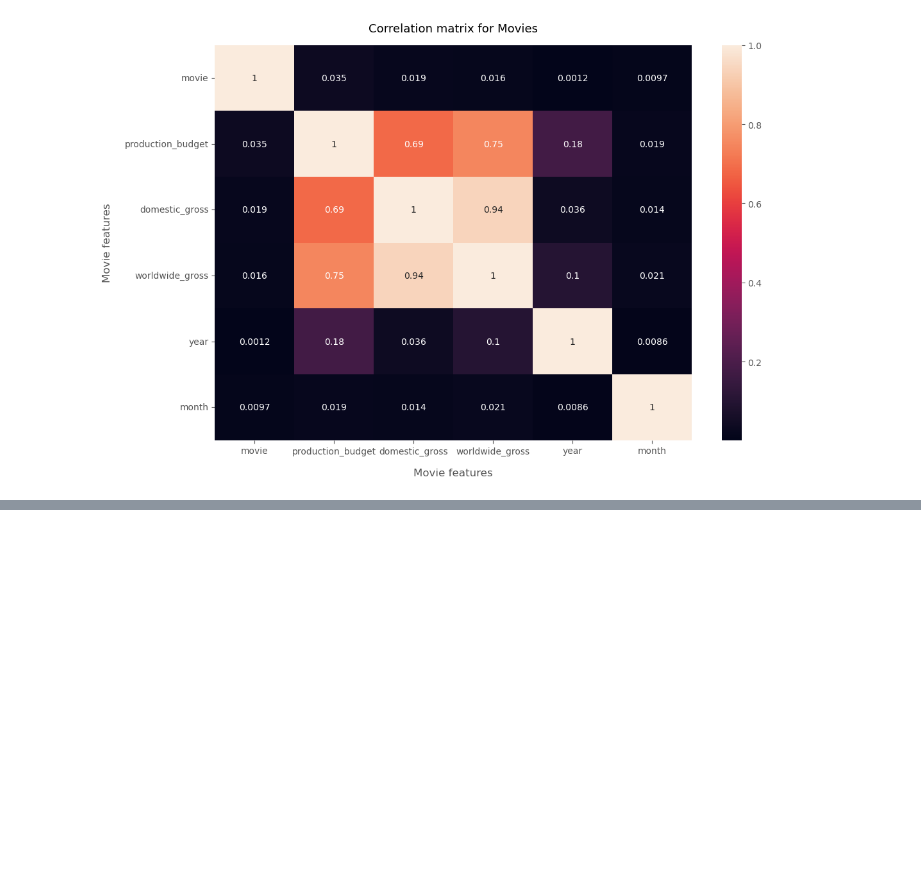
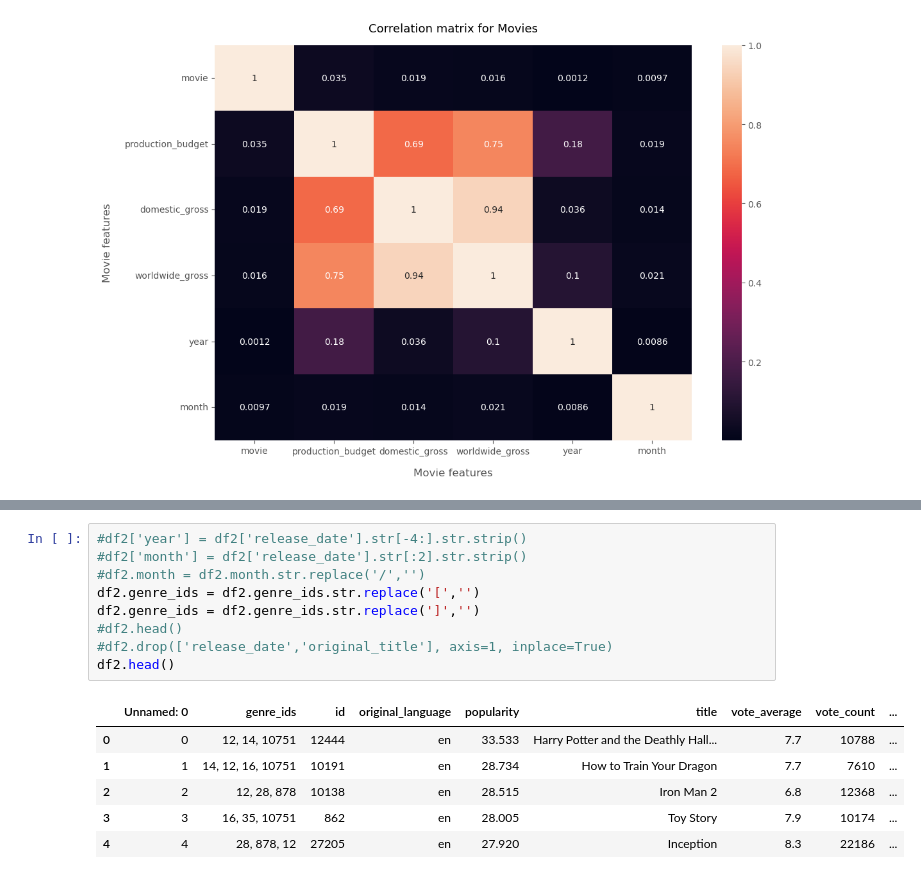
Before and after one commit to sammaash/dsc-phase-1-project, a Jupyter notebook: student.ipynb, the cells around one changed output, grey strips where cells are left out. Saved outputs shown, nothing was run; the diff lists cells and outputs as text; blank space fills up the shorter version.

```diff
--- a/student.ipynb
+++ b/student.ipynb
@@ -336,0 +399,16 @@ plt.show()
+# %%
+#df2['year'] = df2['release_date'].str[-4:].str.strip()
+#df2['month'] = df2['release_date'].str[:2].str.strip()
+#df2.month = df2.month.str.replace('/','')
+df2.genre_ids = df2.genre_ids.str.replace('[','')
+df2.genre_ids = df2.genre_ids.str.replace(']','')
+#df2.head()
+#df2.drop(['release_date','original_title'], axis=1, inplace=True)
+df2.head()
+# %% [output]
+|  | Unnamed: 0 | genre_ids | id | original_language | popularity | title | vote_average | vote_count | ... |
+| 0 | 0 | 12, 14, 10751 | 12444 | en | 33.533 | Harry Potter and the Deathly Hall... | 7.7 | 10788 | ... |
+| 1 | 1 | 14, 12, 16, 10751 | 10191 | en | 28.734 | How to Train Your Dragon | 7.7 | 7610 | ... |
+| 2 | 2 | 12, 28, 878 | 10138 | en | 28.515 | Iron Man 2 | 6.8 | 12368 | ... |
+| 3 | 3 | 16, 35, 10751 | 862 | en | 28.005 | Toy Story | 7.9 | 10174 | ... |
+| 4 | 4 | 28, 878, 12 | 27205 | en | 27.920 | Inception | 8.3 | 22186 | ... |
```
Also changed, not shown: parts of 9 cells of this notebook, 2 other files.
